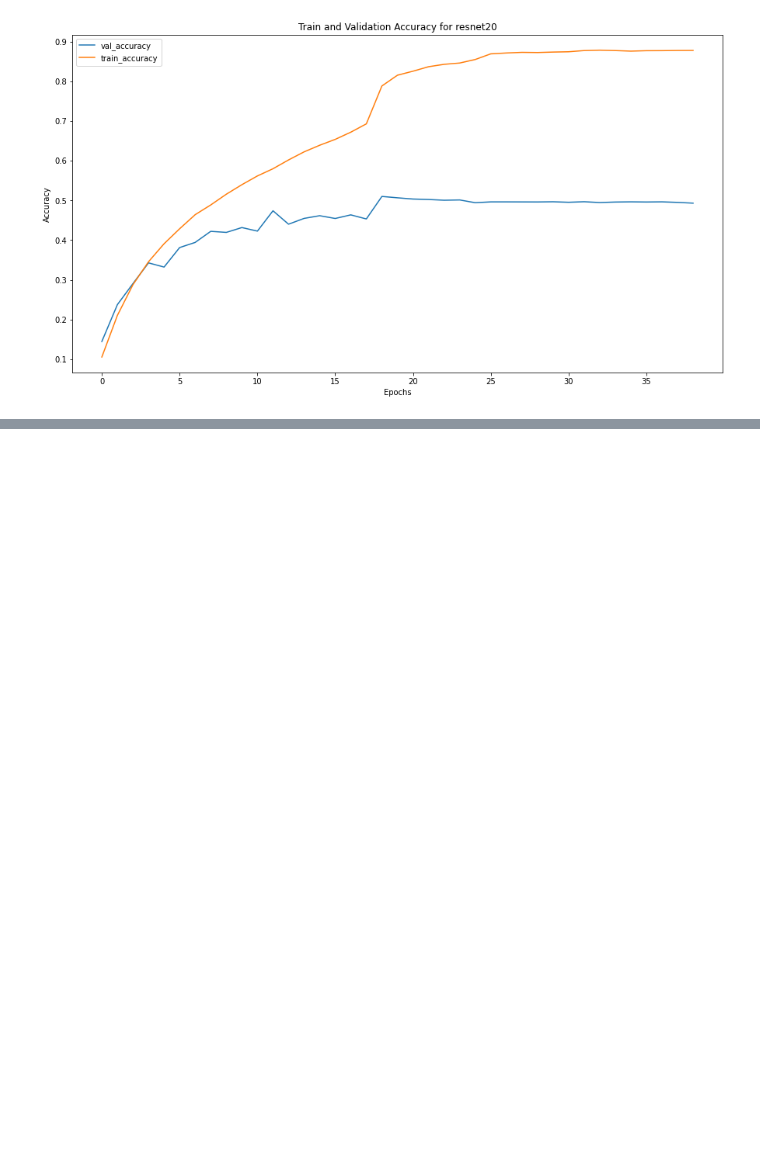
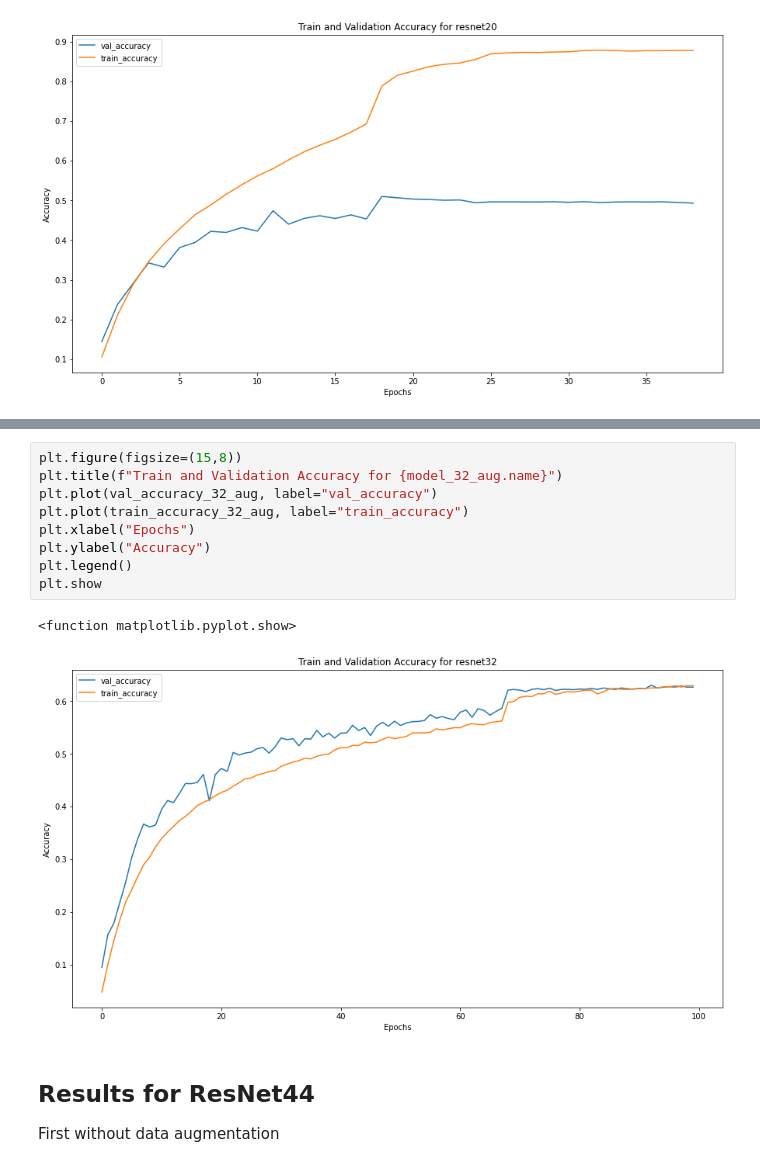
Before and after one commit to malloyca/CSC581B, a Jupyter notebook: Final Project/resnet.ipynb, the cells around one changed output, grey strips where cells are left out. Cells and saved outputs as stored; diff of their text form; blank space fills up the shorter version.

```diff
--- a/Final Project/resnet.ipynb
+++ b/Final Project/resnet.ipynb
@@ -535,0 +656,16 @@ plt.show
+# %%
+plt.figure(figsize=(15,8))
+plt.title(f"Train and Validation Accuracy for {model_32_aug.name}")
+plt.plot(val_accuracy_32_aug, label="val_accuracy")
+plt.plot(train_accuracy_32_aug, label="train_accuracy")
+plt.xlabel("Epochs")
+plt.ylabel("Accuracy")
+plt.legend()
+plt.show
+# %% [output]
+<function matplotlib.pyplot.show>
+[figure, added]
+# %% [markdown]
+## Results for ResNet44
+
+First without data augmentation
```
Also changed, not shown: parts of 28 cells of this notebook.
